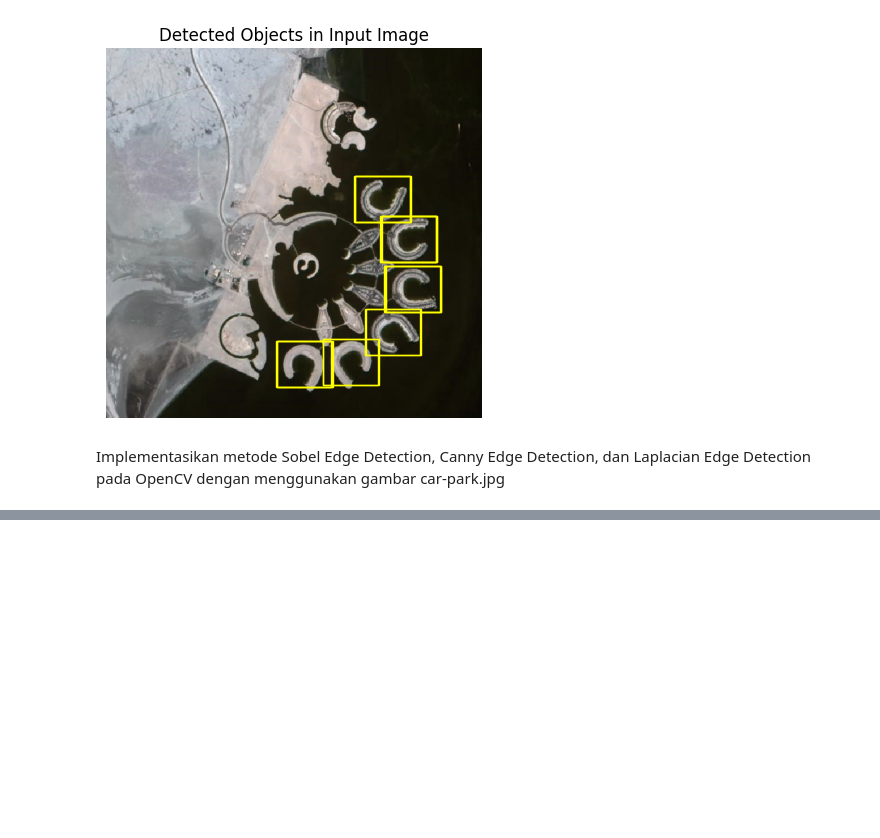
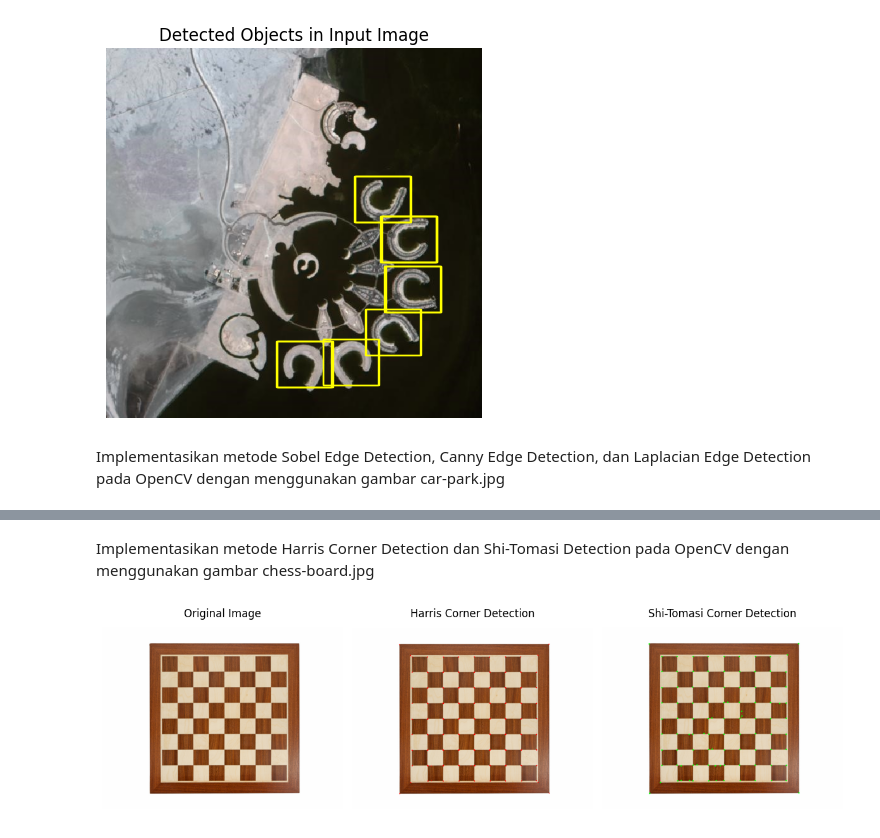
Before and after one commit to edoaurahman/PCVK, a Jupyter notebook: Week11.ipynb, the cells around one changed output, grey strips where cells are left out. Saved outputs shown, nothing was run; the diff lists cells and outputs as text; code cells hidden in the pictures; blank space fills up the shorter version.

```diff
--- a/Week11.ipynb
+++ b/Week11.ipynb
@@ -219,0 +217,51 @@ plt.show()
+# %% [markdown]
+Implementasikan metode Harris Corner Detection dan Shi-Tomasi Detection pada
+OpenCV dengan menggunakan gambar chess-board.jpg
+# %%
+import cv2 as cv
+import numpy as np
+import matplotlib.pyplot as plt
+
+# Baca gambar
+image = cv.imread('/content/drive/MyDrive/PCVK_MM/Images/Images/Object Detection/chess-board.jpg')
+
+# Konversi gambar ke grayscale
+gray_image = cv.cvtColor(image, cv.COLOR_BGR2GRAY)
+
+# Harris Corner Detection
+gray_harris = np.float32(gray_image)
+harris_corners = cv.cornerHarris(gray_harris, blockSize=2, ksize=3, k=0.04)
+harris_corners = cv.dilate(harris_corners, None)  # Dilation untuk memperjelas titik sudut
+image_harris = image.copy()
+image_harris[harris_corners > 0.01 * harris_corners.max()] = [0, 0, 255]  # Tampilkan sudut dengan warna merah
+
+# Shi-Tomasi Corner Detection (Good Features to Track)
+shi_tomasi_corners = cv.goodFeaturesToTrack(gray_image, maxCorners=100, qualityLevel=0.01, minDistance=10)
+shi_tomasi_corners = np.intp(shi_tomasi_corners)
+image_shi_tomasi = image.copy()
+for i in shi_tomasi_corners:
+    x, y = i.ravel()
+    cv.circle(image_shi_tomasi, (x, y), 3, (0, 255, 0), -1)  # Tampilkan sudut dengan warna hijau
+
+# Visualisasi hasil
+plt.figure(figsize=(12, 6))
+
+plt.subplot(1, 3, 1)
+plt.imshow(cv.cvtColor(image, cv.COLOR_BGR2RGB))
+plt.title("Original Image")
+plt.axis("off")
+
+plt.subplot(1, 3, 2)
+plt.imshow(cv.cvtColor(image_harris, cv.COLOR_BGR2RGB))
+plt.title("Harris Corner Detection")
+plt.axis("off")
+
+plt.subplot(1, 3, 3)
+plt.imshow(cv.cvtColor(image_shi_tomasi, cv.COLOR_BGR2RGB))
+plt.title("Shi-Tomasi Corner Detection")
+plt.axis("off")
+
+plt.tight_layout()
+plt.show()
+# %% [output]
+[figure, added]
```
Also changed, not shown: parts of 3 cells of this notebook.
